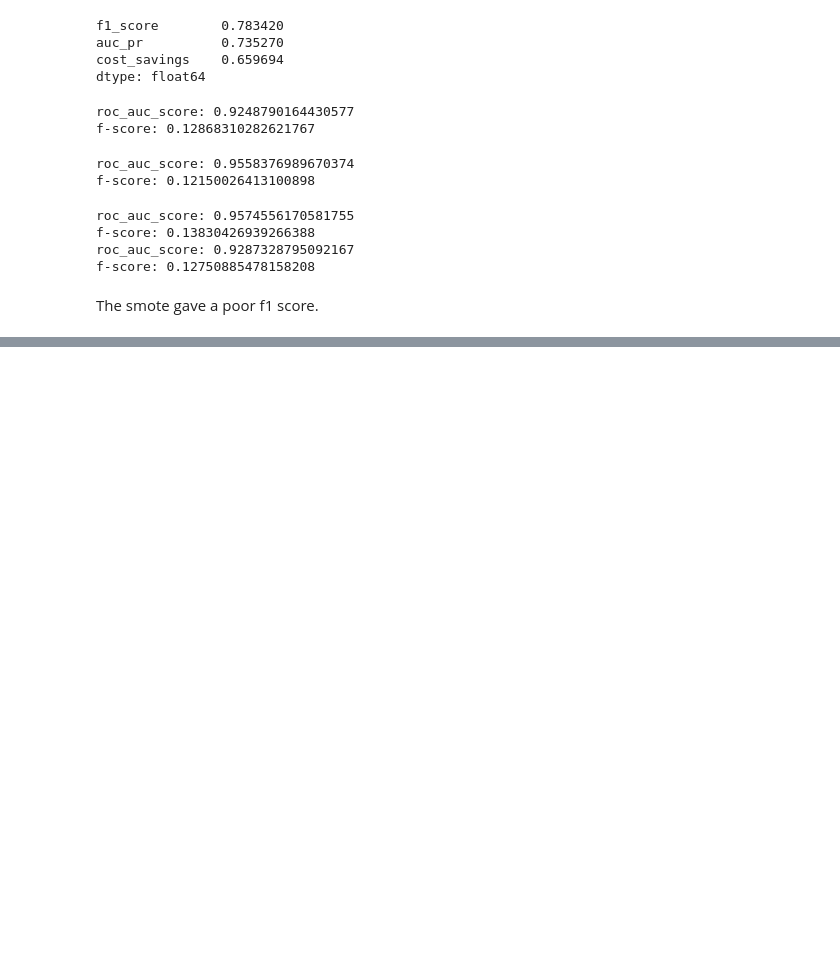
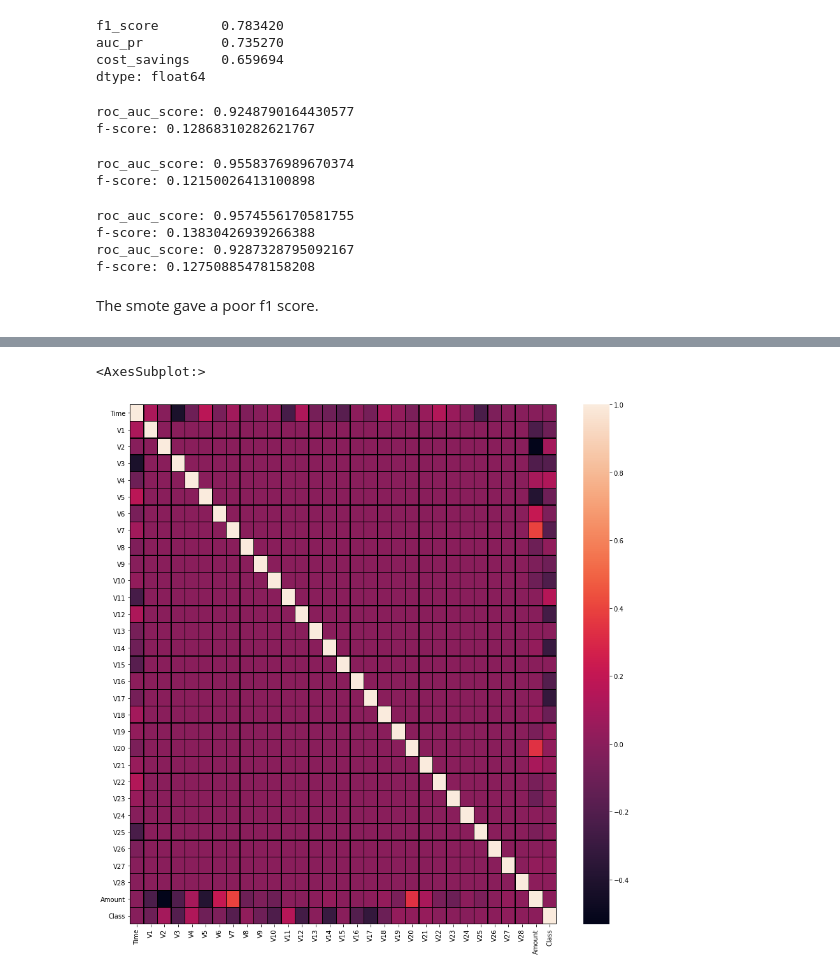
Before and after one commit to HamoyeHQ/g01-fraud-detection, a Jupyter notebook: model/ML models/SVM (linear kernel).ipynb, the cells around one changed output, grey strips where cells are left out. Cells and saved outputs as stored; diff of their text form; code cells hidden in the pictures; blank space fills up the shorter version.

```diff
--- a/model/ML models/SVM (linear kernel).ipynb
+++ b/model/ML models/SVM (linear kernel).ipynb
@@ -424,0 +435,6 @@ The smote gave a poor f1 score.
+# %%
+plt.figure(figsize=(15,15))
+sns.heatmap(data.corr(), linecolor='k', linewidths=.4)
+# %% [output]
+<AxesSubplot:>
+[figure, added]
```
Also changed, not shown: parts of 63 cells of this notebook.
